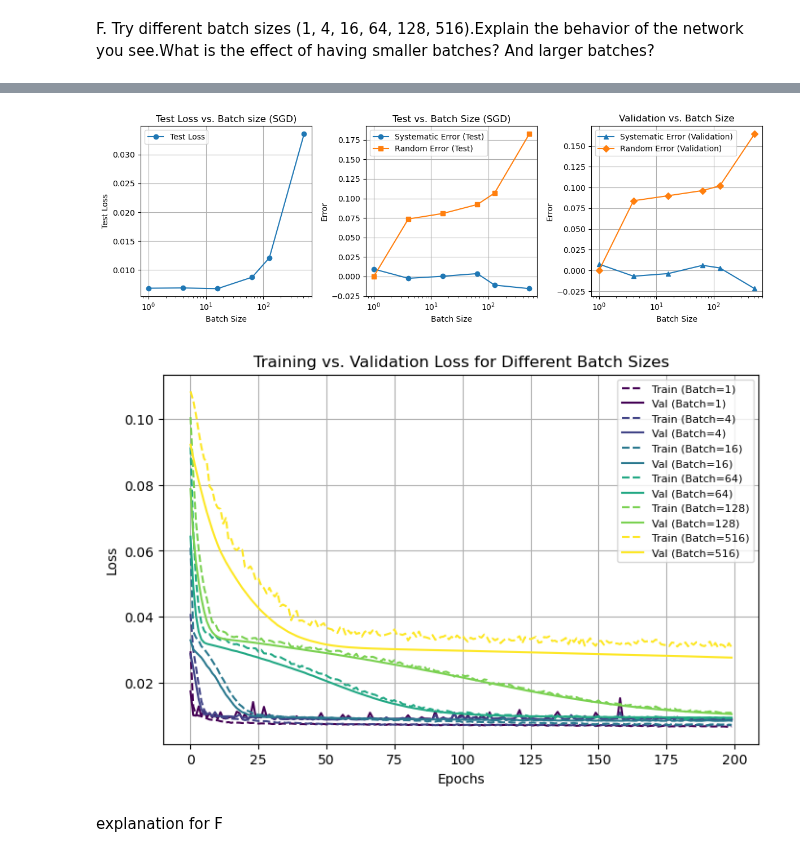
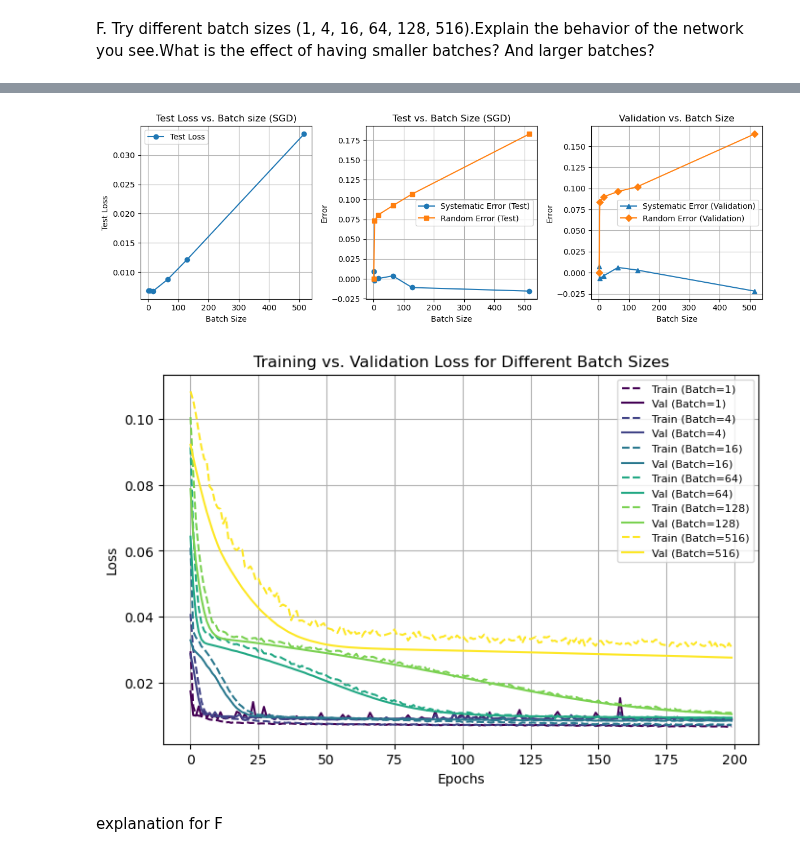
Before and after one commit to zoeazra/AI4MedicalImaging, a Jupyter notebook: Assignment 1/exercise_1.ipynb, the cells around one changed output, grey strips where cells are left out. Cells and saved outputs as stored; diff of their text form; code cells hidden in the pictures.

```diff
--- a/Assignment 1/exercise_1.ipynb
+++ b/Assignment 1/exercise_1.ipynb
@@ -134,17 +134,21 @@ sim_dat(bvalues)
 ## Design a neural network
 # %%
 # funtion for stacking the layers and making the model
-def make_model(n_inputs=5,n_hidden=1,n_outputs=1):
+def make_model(n_inputs=5,n_hidden=1,n_outputs=1, n_width=5):
     #initialize the model object
     model = nn.Sequential()
+    #first hidden layer
+    model.add_module('layer_linear0', nn.Linear(n_inputs, n_width))
+    model.add_module('layer_ReLu0', nn.ReLU())
+
     # fill out the model with hidden layers.
-    for i in range(n_hidden):
+    for i in range(1, n_hidden):
         # as we loop, we add hidden layers
-        model.add_module('layer_linear'+str(i), nn.Linear(n_inputs, n_inputs))
+        model.add_module('layer_linear'+str(i), nn.Linear(n_width, n_width))
         # we also add a ReLu layer
         model.add_module('layer_ReLu'+str(i), nn.ReLU())
     #and a final output layer
-    model.add_module('last_layer',nn.Linear(n_inputs, n_outputs))
+    model.add_module('last_layer',nn.Linear(n_width, n_outputs))
     # to ensure positive predictions, we end with a ReLu function before giving output
     model.add_module('last',nn.Sigmoid())
     model.apply(init_weights)
@@ -262,10 +266,10 @@ C.	Currently, standard gradient descent optimizer is being used to train the net
 Answer A
 # %%
 #function that creates the model, splits the data and initializes the optimizer
-def create_data_model(name, learningrate=0.1, hidden_layers=2, seed=42, optimizer='SGD',bvalues=bvalues,batch_size=16,sims=1000):
+def create_data_model(name, learningrate=0.1, hidden_layers=2, seed=42, optimizer='SGD',bvalues=bvalues,batch_size=16,sims=1000, n_width=len(bvalues)):
     trainloader, inferloader, testloader = sim_dat(bvalues,batch_size=batch_size,sims=sims) #infer is validation
 
-    model = make_model(n_inputs=len(bvalues), n_hidden=hidden_layers, n_outputs=1)
+    model = make_model(n_inputs=len(bvalues), n_hidden=hidden_layers, n_outputs=1, n_width=n_width)
 
     # initialize model --> we did this above, but during the exercise, you might be re-running this part of the script several times with different settings. This way we make sure you re-initiate the training and don't continue in the last model
     model.apply(init_weights)
@@ -653,7 +722,7 @@ for batch_size in batch_sizes:
 fig, axes = plt.subplots(1, 3, figsize=(12, 4))
 
 #plot 1: test loss vs batch size
-axes[0].semilogx(batch_sizes, [results[bs]["Final Test Loss"]for bs in batch_sizes], marker='o', label="Test Loss")
+axes[0].plot(batch_sizes, [results[bs]["Final Test Loss"]for bs in batch_sizes], marker='o', label="Test Loss")
 axes[0].set_xlabel("Batch Size")
 axes[0].set_ylabel("Test Loss")
 axes[0].set_title("Test Loss vs. Batch size (SGD)")
@@ -661,8 +730,8 @@ axes[0].grid(True)
 axes[0].legend()
 
 #plot 2: systematic and random errors on test set vs batch size
-axes[1].semilogx(batch_sizes, [results[bs]["sys test"]for bs in batch_sizes], marker='o', label="Systematic Error (Test)")
-axes[1].semilogx(batch_sizes, [results[bs]["SD test"]for bs in batch_sizes], marker='s', label="Random Error (Test)")
+axes[1].plot(batch_sizes, [results[bs]["sys test"]for bs in batch_sizes], marker='o', label="Systematic Error (Test)")
+axes[1].plot(batch_sizes, [results[bs]["SD test"]for bs in batch_sizes], marker='s', label="Random Error (Test)")
 axes[1].set_xlabel("Batch Size")
 axes[1].set_ylabel("Error")
 axes[1].set_title("Test vs. Batch Size (SGD)")
@@ -670,8 +739,8 @@ axes[1].grid(True)
 axes[1].legend()
 
 #plot 3: systematic and random errors on validation set vs batch size
-axes[2].semilogx(batch_sizes, [results[bs]["sys val"]for bs in batch_sizes], marker='^', label="Systematic Error (Validation)")
-axes[2].semilogx(batch_sizes, [results[bs]["SD val"]for bs in batch_sizes], marker='D', label="Random Error (Validation)")
+axes[2].plot(batch_sizes, [results[bs]["sys val"]for bs in batch_sizes], marker='^', label="Systematic Error (Validation)")
+axes[2].plot(batch_sizes, [results[bs]["SD val"]for bs in batch_sizes], marker='D', label="Random Error (Validation)")
 axes[2].set_xlabel("Batch Size")
 axes[2].set_ylabel("Error")
 axes[2].set_title("Validation vs. Batch Size")
@@ -680,34 +749,34 @@ axes[2].legend()
 
 plt.tight_layout()
 plt.show()
 
 #plot4: training vs validation loss
 colors = plt.cm.viridis(np.linspace(0, 1, len(batch_sizes)))
 
 fig, ax = plt.subplots(figsize=(8, 5))
 
 # Plot training and validation loss for each batch size
 for i, batch_size in enumerate(batch_sizes):
     epochs = range(len(results[batch_size]["train_losses"]))
 
     ax.plot(epochs, results[batch_size]["train_losses"], linestyle="--", color=colors[i], label=f"Train (Batch={batch_size})")
     ax.plot(epochs, results[batch_size]["val_losses"], linestyle="-", color=colors[i], label=f"Val (Batch={batch_size})")
 
 ax.set_xlabel("Epochs")
 ax.set_ylabel("Loss")
 ax.set_title("Training vs. Validation Loss for Different Batch Sizes")
 ax.legend(loc="best", fontsize=8)  # Reduce font size for readability
 ax.grid(True)
 
 plt.show()
 # %% [output]
 [interactive output not drawn]
 [interactive output not drawn]
 [interactive output not drawn]
 [interactive output not drawn]
 [interactive output not drawn]
 [interactive output not drawn]
-[figure, old version]
+[figure, new version]
 [figure]
 # %% [markdown]
 explanation for F
```
Also changed, not shown: parts of 4 cells of this notebook, 2 other files.
